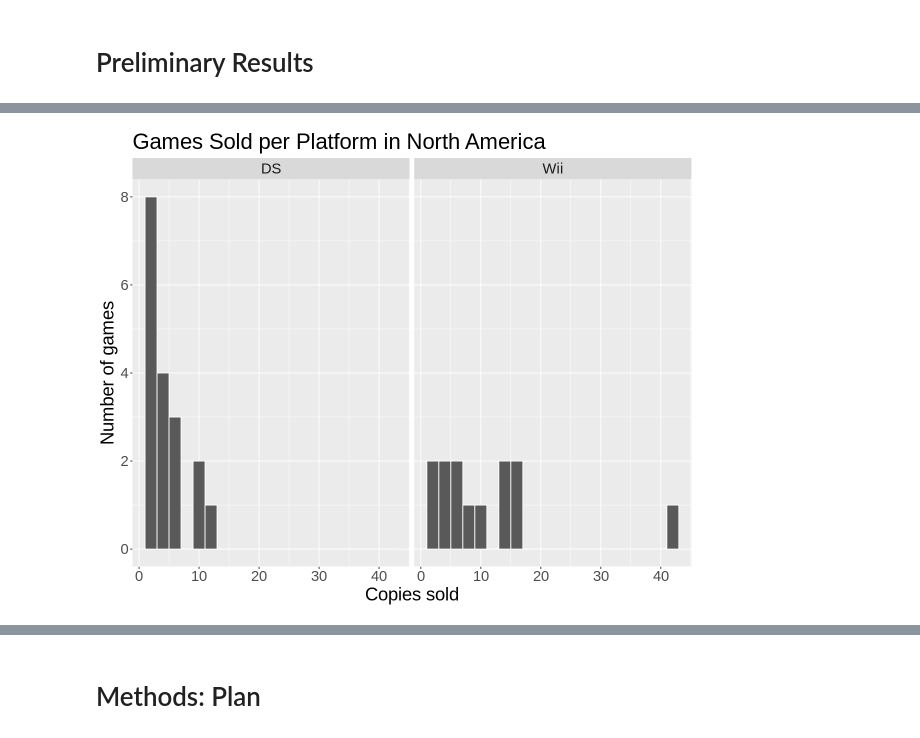
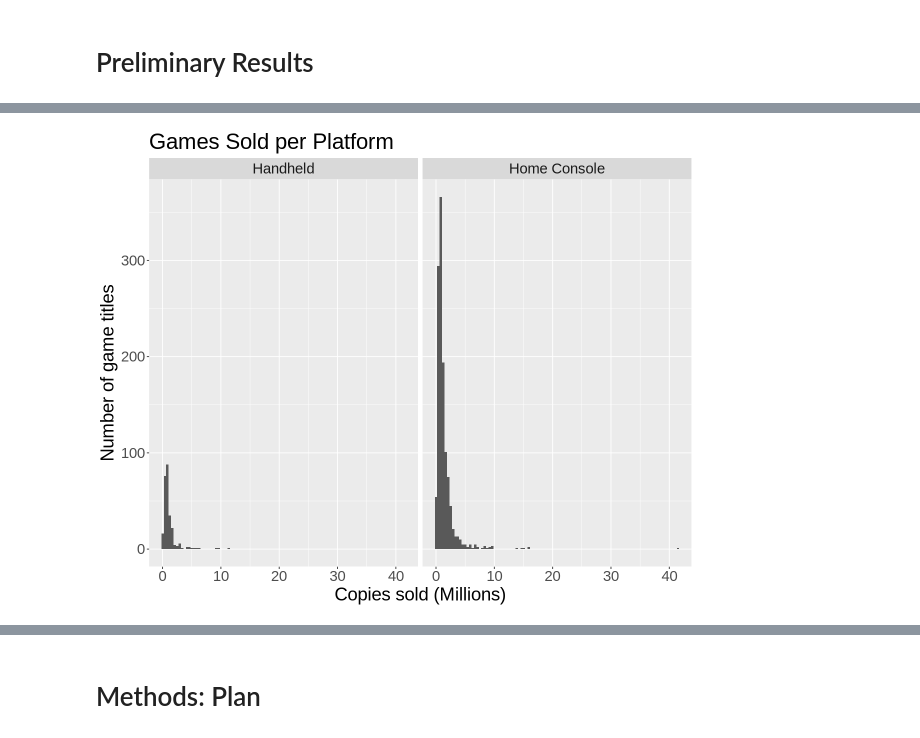
Before and after one commit to xonew/Stat-200-21-Project, a Jupyter notebook: proposal.ipynb, the cells around one changed output, grey strips where cells are left out. Cells and saved outputs as stored; diff of their text form; code cells hidden in the pictures.

```diff
--- a/proposal.ipynb
+++ b/proposal.ipynb
@@ -72,14 +77,14 @@ A tibble: 31 × 3
 # %%
-#Comparing the sampling distributions of DS and Wii in North America
-gaming_data_dist_NA <-
+#Comparing the sampling distributions of handheld and home console systems in North America
+gaming_data_dist_na <-
 gaming_data %>%
 ggplot() +
-geom_histogram(aes(x = NA_Sales),binwidth = 2, color = 'white') +
+geom_histogram(aes(x = NA_Sales), bins = 100) +
 facet_wrap(~ Platform) +
-xlab("Copies sold") +
-ylab("Number of games") +
-ggtitle("Games Sold per Platform in North America")+
+xlab("Copies sold (Millions)") +
+ylab("Number of game titles") +
+ggtitle("Games Sold per Platform")+
 theme(text = element_text(size = 22))
-gaming_data_dist_NA
+gaming_data_dist_na
 # %% [output]
-[figure, old version]
+[figure, new version]
```
Also changed, not shown: parts of 8 cells of this notebook.
